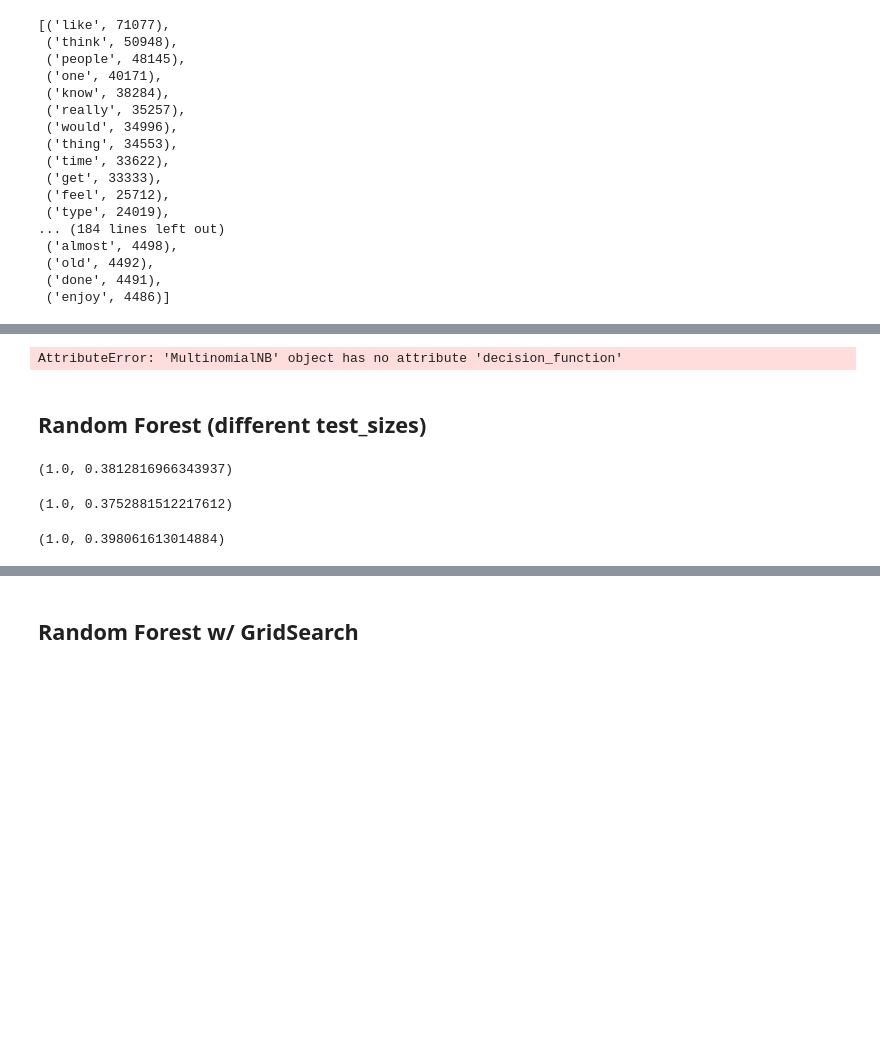
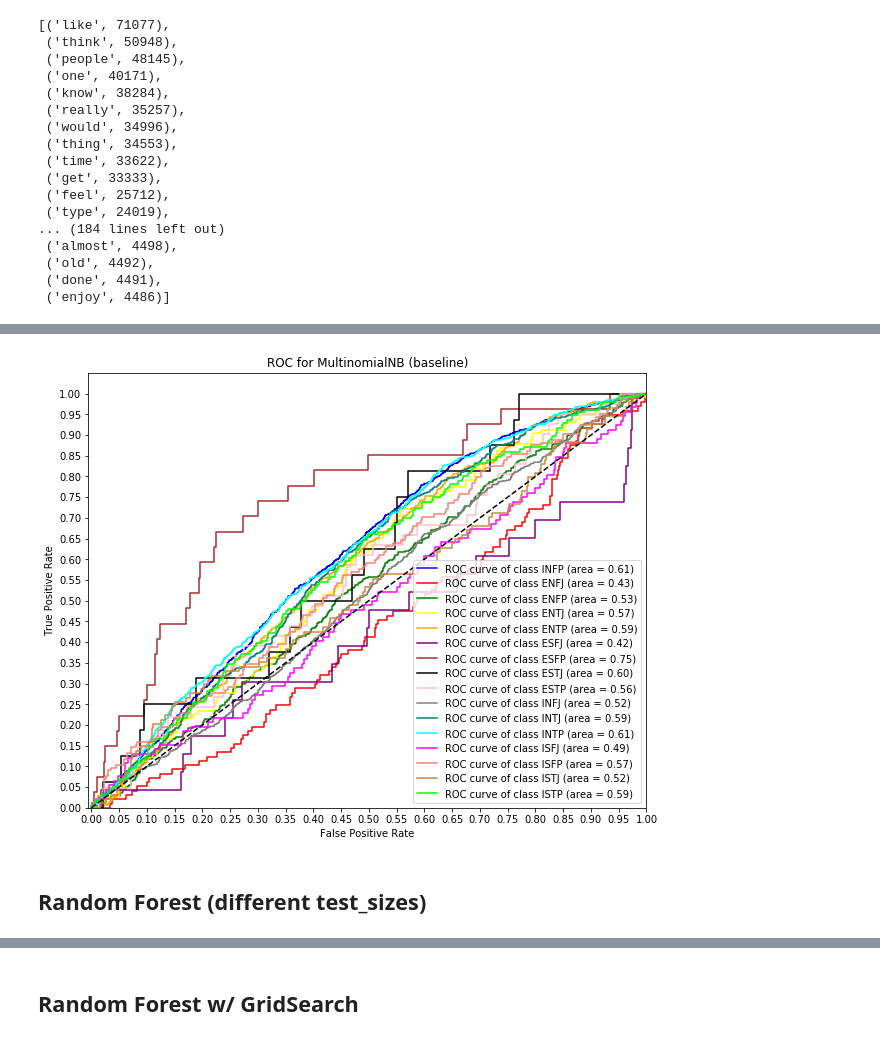
Before and after one commit to j-asonwang/myers-briggs-project, a Jupyter notebook: mbti.ipynb, the cells around one changed output, grey strips where cells are left out. Saved outputs shown, nothing was run; the diff lists cells and outputs as text; code cells hidden in the pictures; blank space fills up the shorter version.

```diff
--- a/mbti.ipynb
+++ b/mbti.ipynb
@@ -210,5 +117,6 @@ emojis = [':)', ':]', ':|',':[',':(',
 # %%
 def count_emojis_shortcode(text):
+    """return count of shortcode emojis in text"""
     shortcodes = re.findall(r'\:[a-z]+\:', str(text))
     return len(shortcodes)
 # %%
@@ -489,26 +407,53 @@ weighted avg       0.13      0.21      0.07      1735
 # %%
 # create multiclass ROC-curve for multinomial NB
 from sklearn.preprocessing import label_binarize
 from sklearn.multiclass import OneVsRestClassifier
 from sklearn.linear_model import LogisticRegression
 
+classes = ['INFP', 'ENFJ', 'ENFP', 'ENTJ', 'ENTP',
+            'ESFJ', 'ESFP', 'ESTJ', 'ESTP', 'INFJ',
+            'INTJ', 'INTP', 'ISFJ', 'ISFP', 'ISTJ',
+            'ISTP']
 
-y = label_binarize(y, classes=['INFP', 'ENFJ','ENFP','ENTJ','ENTP','ESFJ','ESFP','ESTJ','ESTP','INFJ','INTJ','INTP','ISFJ','ISFP','ISTJ','ISTP']) # Binarize the output
-n_classes = y.shape[1]
+y_bin = label_binarize(y, classes=classes)
 
-# x_train, x_test, y_train, y_test = train_test_split(X, y, test_size=.20, random_state=10)
+X_train, X_test, y_train, y_test = train_test_split(x, y_bin, test_size=.5, random_state=0)
 
-classifier = OneVsRestClassifier(MultinomialNB())
-y_score = classifier.fit(tfidf_x_train, y_train).decision_function(tfidf_x_test)
+tfidf_x_train = vectorizer.fit_transform(X_train)
+tfidf_x_test = vectorizer.transform(X_test)
+
+
+classifier = OneVsRestClassifier(nb_classifier)
+y_score = classifier.fit(tfidf_x_train, y_train).predict_proba(tfidf_x_test)
+
+
+n_classes = len(classes)
 
 fpr = dict()
 tpr = dict()
 roc_auc = dict()
 for i in range(n_classes):
     fpr[i], tpr[i], _ = roc_curve(y_test[:, i], y_score[:, i])
     roc_auc[i] = auc(fpr[i], tpr[i])
+    colors = ['blue', 'red', 'green', 'yellow', 'orange', 'purple', 'brown', 'black', 'pink', 'grey', 'teal',
+                   'cyan', 'magenta', 'salmon', 'peru', 'lime']
+plt.figure(figsize=(10, 8))
+for i, color in zip(range(n_classes), colors):
+    plt.plot(fpr[i], tpr[i], color=color,
+             label='ROC curve of class {0} (area = {1:0.2f})'
+             ''.format(classes[i], roc_auc[i]))
+plt.plot([0, 1], [0, 1], 'k--')
+plt.xlim([-0.005, 1.0])
+plt.ylim([0.0, 1.05])
+plt.yticks([i/20.0 for i in range(21)])
+plt.xticks([i/20.0 for i in range(21)])
+plt.xlabel('False Positive Rate')
+plt.ylabel('True Positive Rate')
+plt.title('ROC for MultinomialNB (baseline)')
+plt.legend(loc="lower right")
+plt.show()
 # %% [output]
-AttributeError: 'MultinomialNB' object has no attribute 'decision_function'
+[figure, added]
 # %% [markdown]
 ## Random Forest (different test_sizes)
 # %%
@@ -530,15 +476,3 @@ def random_forest(test_size):
     test_accuracy = accuracy_score(y_test, rf_test_preds)
 
     return train_accuracy, test_accuracy
-# %%
-random_forest(0.5)
-# %% [output]
-(1.0, 0.3812816966343937)
-# %%
-random_forest(0.75)
-# %% [output]
-(1.0, 0.3752881512217612)
-# %%
-random_forest(0.333)
-# %% [output]
-(1.0, 0.398061613014884)
```
Also changed, not shown: parts of 100 cells of this notebook.
